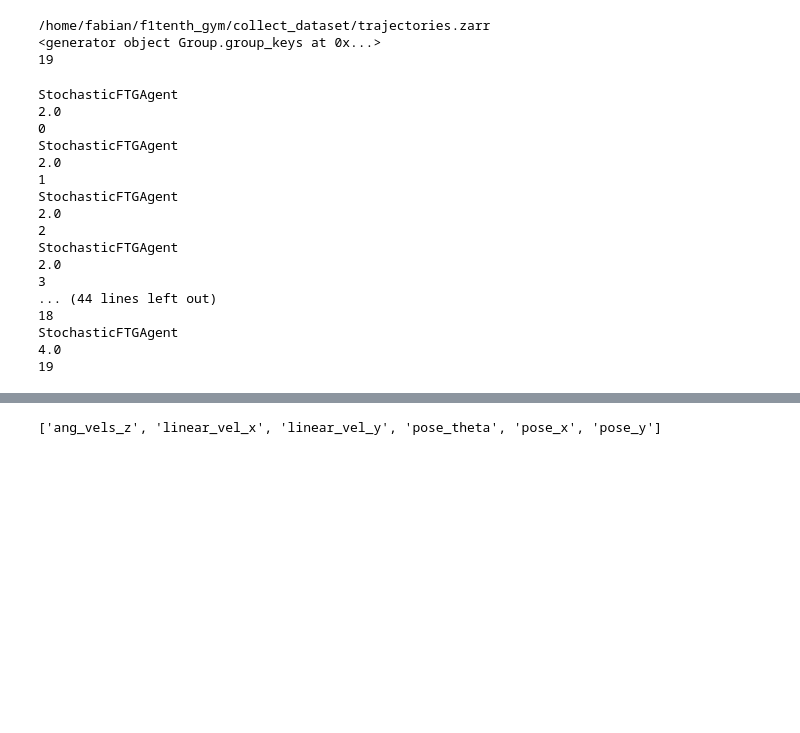
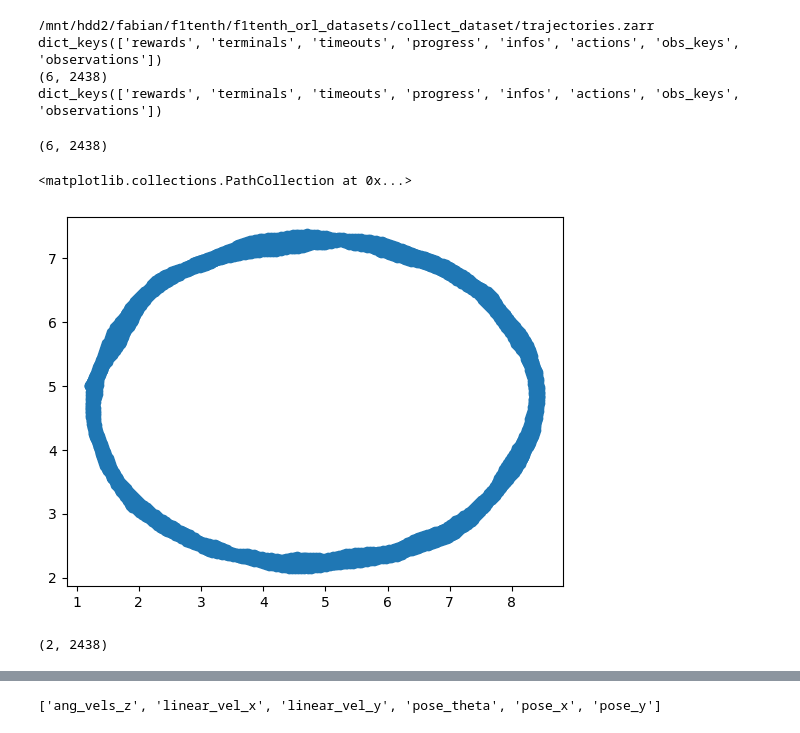
Before and after one commit to HyberionBrew/f1tenth_dataset_generation, a Jupyter notebook: test_dataset.ipynb, the cells around one changed output, grey strips where cells are left out. Saved outputs shown, nothing was run; the diff lists cells and outputs as text; code cells hidden in the pictures; blank space fills up the shorter version.

```diff
--- a/test_dataset.ipynb
+++ b/test_dataset.ipynb
@@ -25,37 +18,29 @@ from f110_gym.envs.datatset_env import F1tenthDatasetEnv
 # from f110_gym.envs.base_classes import Integrator
 # %%
 F110Env = F1tenthDatasetEnv("test",dict(),
-                            as_trajectories=True,
+                            # as_trajectories=True,
                             flatten_obs=True,
+                            flatten_acts=True,
                             laser_obs=False,
-                            flatten_trajectories=False,
+                            flatten_trajectories=True,
                             subsample_laser=10,
+                            max_trajectories = 5,
                             )
-trajectories = F110Env.get_dataset(zarr_path="/home/fabian/f1tenth_gym/collect_dataset/trajectories.zarr",)
+trajectories = F110Env.get_dataset(zarr_path="/mnt/hdd2/fabian/f1tenth/f1tenth_orl_datasets/collect_dataset/trajectories.zarr",)
 # %% [output]
-/home/fabian/f1tenth_gym/collect_dataset/trajectories.zarr
-<generator object Group.group_keys at 0x...>
-19
+/mnt/hdd2/fabian/f1tenth/f1tenth_orl_datasets/collect_dataset/trajectories.zarr
+dict_keys(['rewards', 'terminals', 'timeouts', 'progress', 'infos', 'actions', 'obs_keys', 'observations'])
+(6, 2438)
+dict_keys(['rewards', 'terminals', 'timeouts', 'progress', 'infos', 'actions', 'obs_keys', 'observations'])
-# %%
-for i in trajectories:
-    print(i["infos"]["agent"][0])
-    print(i["infos"]["target_speed"][0])
-    print(i["infos"]['index'])
-# %% [output]
-StochasticFTGAgent
-2.0
-0
-StochasticFTGAgent
-2.0
-1
-StochasticFTGAgent
-2.0
-2
-StochasticFTGAgent
-2.0
-3
-... (44 lines left out)
-18
-StochasticFTGAgent
-4.0
-19
+# %%
+# plot scatter plot of the last two observations
+print(trajectories['observations'].shape)
+plt.scatter(trajectories['observations'][4,:], trajectories['observations'][5,:])
+# %% [output]
+(6, 2438)
+<matplotlib.collections.PathCollection at 0x...>
+[figure, added]
+# %%
+trajectories["actions"].shape
+# %% [output]
+(2, 2438)
```
Also changed, not shown: parts of 8 cells of this notebook, 16 other files.
